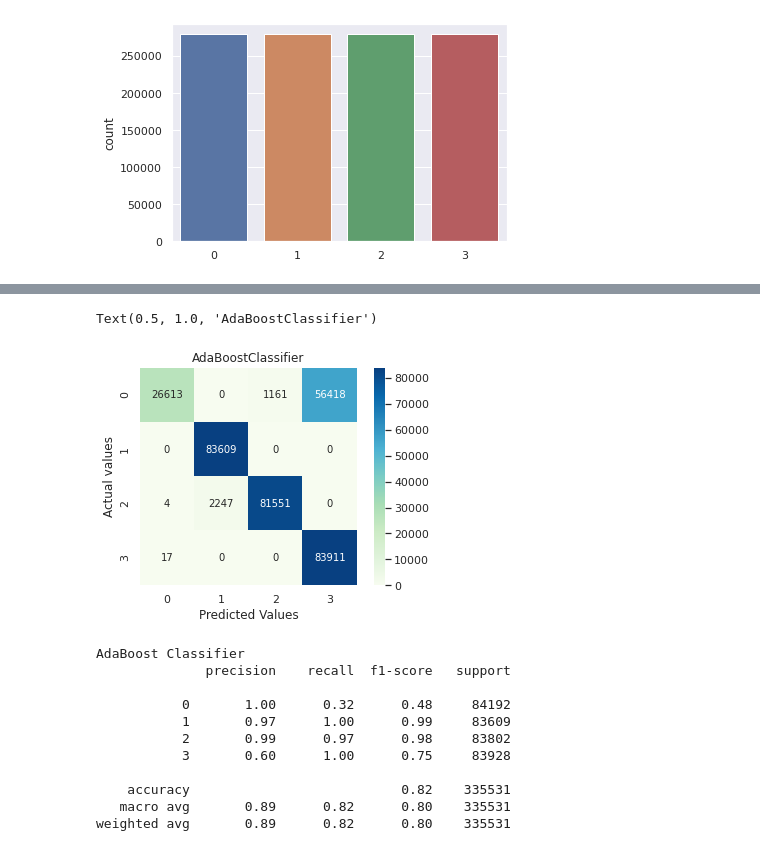
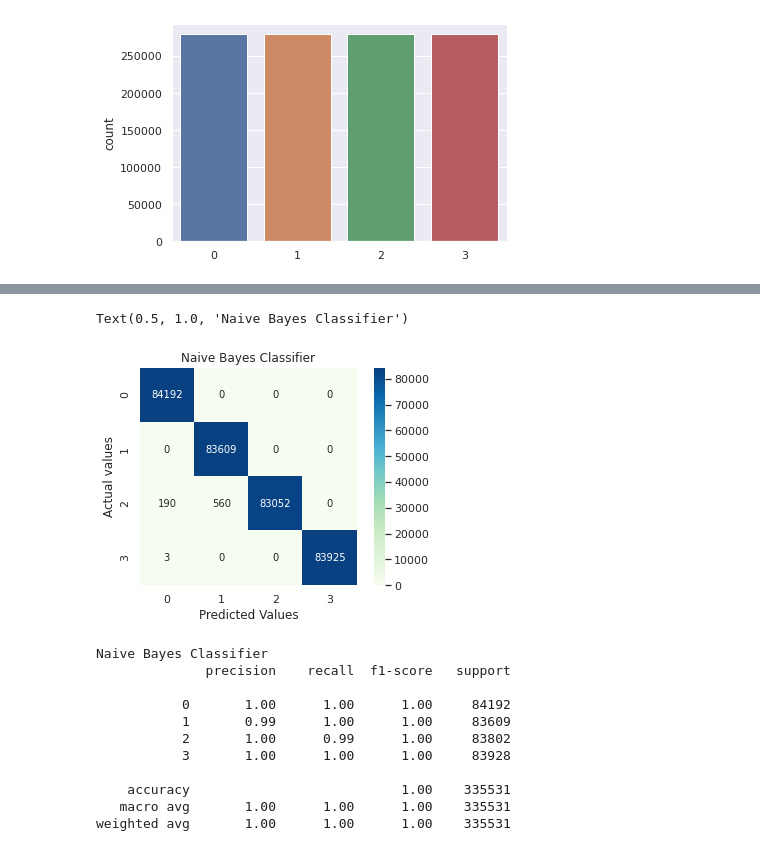
Before and after one commit to GyanendraChaubey/Intrusion-Detection, a Jupyter notebook: DDoS_NB.ipynb, the cells around one changed output, grey strips where cells are left out. Saved outputs shown, nothing was run; the diff lists cells and outputs as text; code cells hidden in the pictures.

```diff
--- a/DDoS_NB.ipynb
+++ b/DDoS_NB.ipynb
@@ -276,33 +275,33 @@ Cross Validation Accuracy: 79.91%
 # %%
 #confusion matrix
 from sklearn.metrics import confusion_matrix
 con = confusion_matrix(y_test,y_pred)
 import seaborn as sns
 import matplotlib.pyplot as plt
 axes = sns.heatmap(con, square=True,annot=True,fmt='d',cbar = True, cmap = plt.cm.GnBu)
 ax = plt.axes()
 plt.xlabel('Predicted Values')
 plt.ylabel('Actual values')
-ax.set_title('AdaBoostClassifier')
+ax.set_title('Naive Bayes Classifier')
 # %% [output]
-Text(0.5, 1.0, 'AdaBoostClassifier')
+Text(0.5, 1.0, 'Naive Bayes Classifier')
-[figure, old version]
+[figure, new version]
 # %%
 from sklearn.metrics import classification_report
-print('AdaBoost Classifier')
+print('Naive Bayes Classifier')
 print(classification_report(y_test, y_pred))
 # %% [output]
-AdaBoost Classifier
+Naive Bayes Classifier
               precision    recall  f1-score   support
 
-           0       1.00      0.32      0.48     84192
-           1       0.97      1.00      0.99     83609
-           2       0.99      0.97      0.98     83802
-           3       0.60      1.00      0.75     83928
+           0       1.00      1.00      1.00     84192
+           1       0.99      1.00      1.00     83609
+           2       1.00      0.99      1.00     83802
+           3       1.00      1.00      1.00     83928
 
-    accuracy                           0.82    335531
-   macro avg       0.89      0.82      0.80    335531
-weighted avg       0.89      0.82      0.80    335531
+    accuracy                           1.00    335531
+   macro avg       1.00      1.00      1.00    335531
+weighted avg       1.00      1.00      1.00    335531
 # %%
 #from sklearn.metrics import roc_auc_score
 #roc_auc_score(y_test,y_pred)
```
Also changed, not shown: parts of 3 cells of this notebook.
